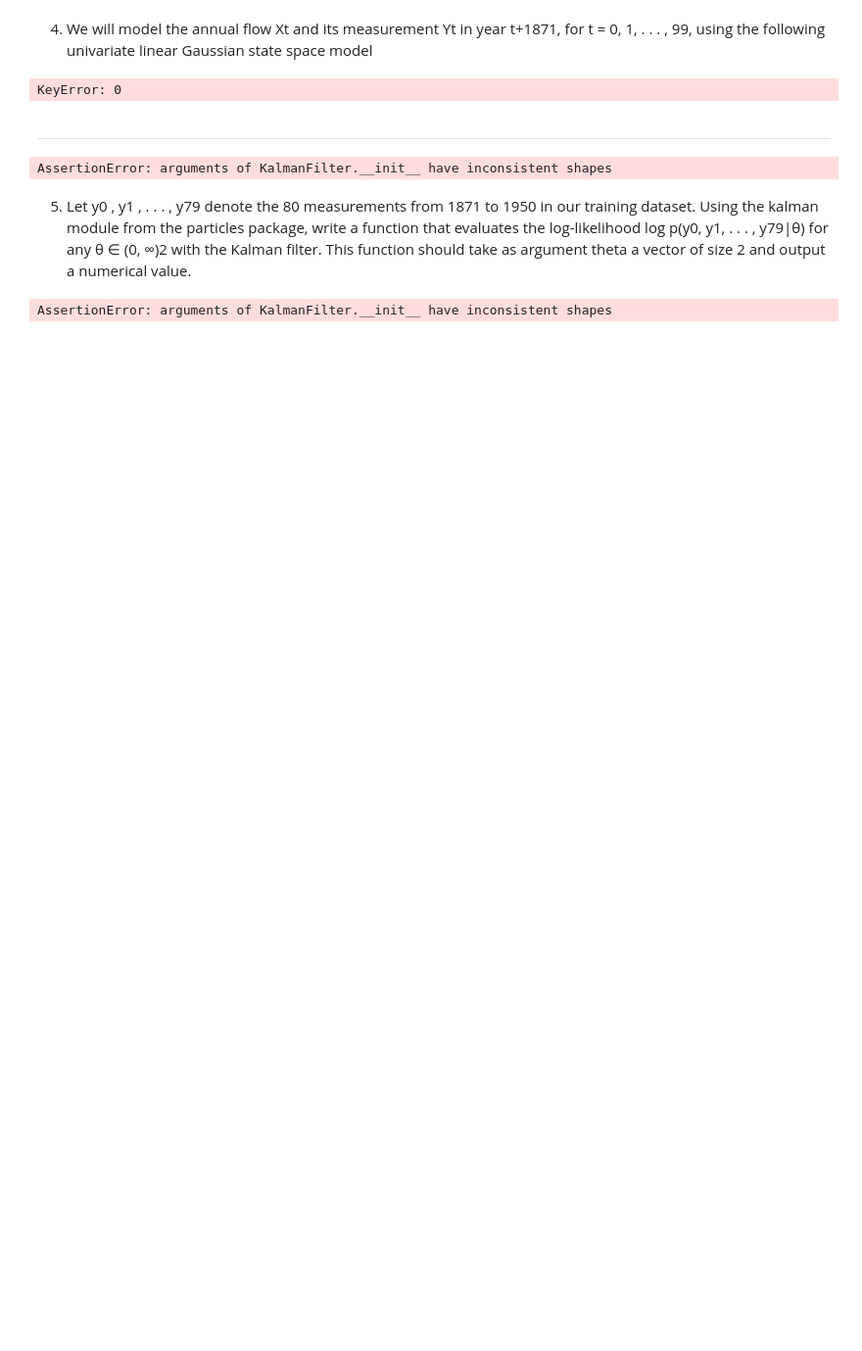
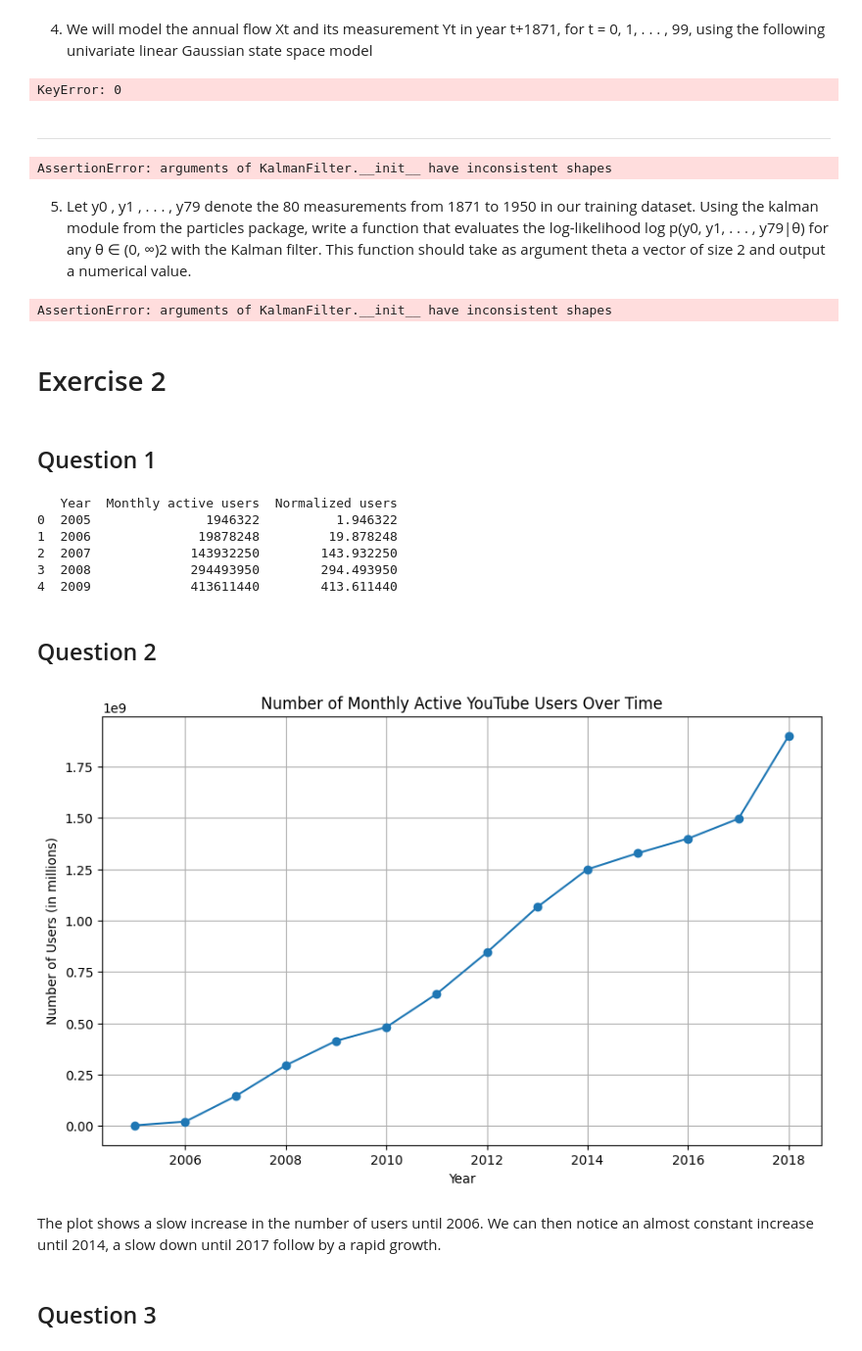
Before and after one commit to omeurer/simulation_based_ESSEC, a Jupyter notebook: project2.ipynb, the cells around one changed output. Shown: that part at 98% size. Saved outputs shown, nothing was run; the diff lists cells and outputs as text; code cells hidden in the pictures; blank space fills up the shorter version.

Commit message:
final exercise 2

```diff
--- a/project2.ipynb
+++ b/project2.ipynb
@@ -211,3 +211,53 @@ AssertionError: arguments of KalmanFilter.__init__ have inconsistent shapes
 # %%
 theta =
 evaluate_log_likelihood
+# %% [markdown]
+# Exercise 2
+# %% [markdown]
+## Question 1
+# %%
+import numpy as np
+import matplotlib.pyplot as plt
+from scipy.stats import beta
+from particles import distributions as dists
+from particles import mcmc
+from particles import state_space_models as ssm
+import pandas as pd
+
+# Assuming the dataset file is named 'youtube.csv' and located in the same directory as this script
+youtube_data = pd.read_csv('youtube.csv')
+
+# Load the dataset
+# youtube_data = pd.read_csv('youtube.csv')  # Adjust path as necessary
+
+# Normalize the data
+scale_factor = 1e6  # Scaling factor to normalize data
+youtube_data['Normalized users'] = youtube_data['Monthly active users'] / scale_factor
+# Display the first few rows of the dataset to verify
+print(youtube_data.head())
+# %% [output]
+   Year  Monthly active users  Normalized users
+0  2005               1946322          1.946322
+1  2006              19878248         19.878248
+2  2007             143932250        143.932250
+3  2008             294493950        294.493950
+4  2009             413611440        413.611440
+# %% [markdown]
+## Question 2
+# %%
+import matplotlib.pyplot as plt
+
+# Assuming the dataset has columns 'Year' and 'Users'
+plt.figure(figsize=(10, 6))
+plt.plot(youtube_data['Year'], youtube_data['Monthly active users'], marker='o')
+plt.title('Number of Monthly Active YouTube Users Over Time')
+plt.xlabel('Year')
+plt.ylabel('Number of Users (in millions)')
+plt.grid(True)
+plt.show()
+# %% [output]
+[figure, added]
+# %% [markdown]
+The plot shows a slow increase in the number of users until 2006. We can then notice an almost constant increase until 2014, a slow down until 2017 follow by a rapid growth.
+# %% [markdown]
+## Question 3
```
Also changed, not shown: parts of 22 cells of this notebook, 4 other files.
